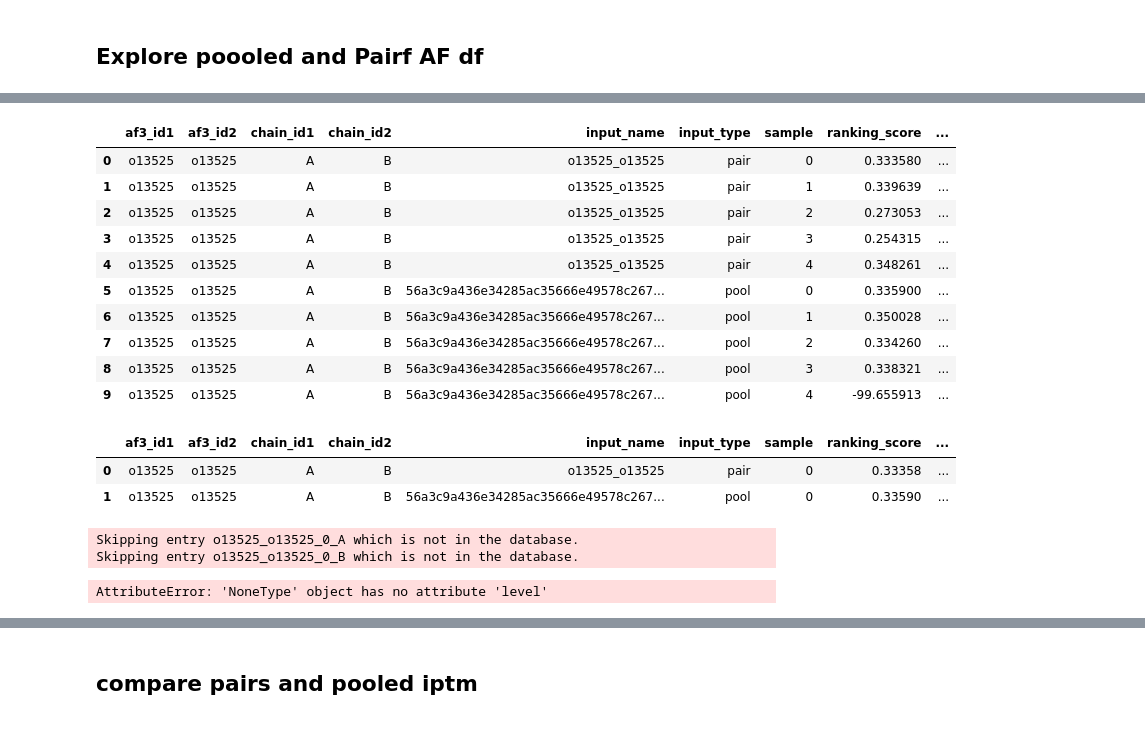
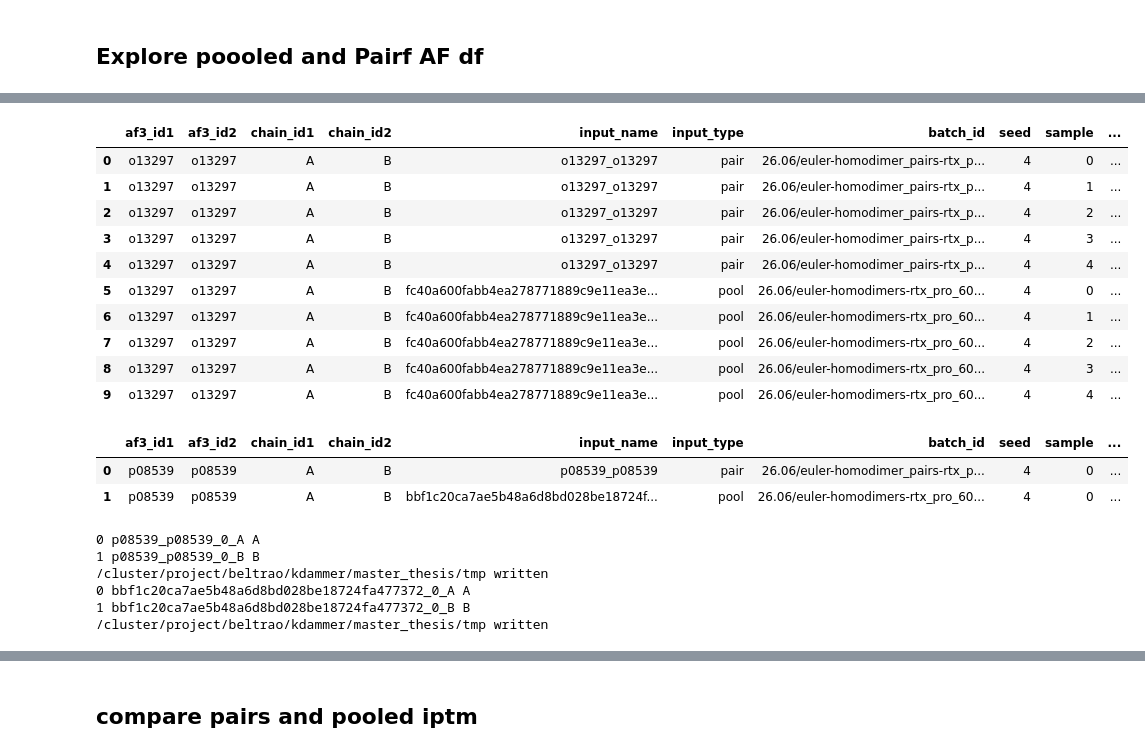
Before and after one commit to Kim-Dammer/master_thesis, a Jupyter notebook: notebooks/08_homomultimers.ipynb, the cells around one changed output, grey strips where cells are left out. Drawn from its saved outputs; the diff is of its cells as text; code cells hidden in the pictures.

Commit message:
Get PAE scores for all pairs

```diff
--- a/notebooks/08_homomultimers.ipynb
+++ b/notebooks/08_homomultimers.ipynb
@@ -17,34 +17,38 @@ yeast_pools.py:22 Using data from: /cluster/work/beltrao/jjaenes/25.12_pooled-pp
 /cluster/work/beltrao/jjaenes/25.12_pooled-ppi-yeast/data-26.07/resources/.cached_path
 # %%
-af3_id = 'o13525'
+af3_id = 'o13297'
 yp.get_models(filters=[('af3_id1', '==', af3_id), ('af3_id2', '==', af3_id)])
 # %% [output]
-|  | af3_id1 | af3_id2 | chain_id1 | chain_id2 | input_name | input_type | sample | ranking_score | ... |
-| 0 | o13525 | o13525 | A | B | o13525_o13525 | pair | 0 | 0.333580 | ... |
-| 1 | o13525 | o13525 | A | B | o13525_o13525 | pair | 1 | 0.339639 | ... |
-| 2 | o13525 | o13525 | A | B | o13525_o13525 | pair | 2 | 0.273053 | ... |
-| 3 | o13525 | o13525 | A | B | o13525_o13525 | pair | 3 | 0.254315 | ... |
-| 4 | o13525 | o13525 | A | B | o13525_o13525 | pair | 4 | 0.348261 | ... |
-| 5 | o13525 | o13525 | A | B | 56a3c9a436e34285ac35666e49578c267... | pool | 0 | 0.335900 | ... |
-| 6 | o13525 | o13525 | A | B | 56a3c9a436e34285ac35666e49578c267... | pool | 1 | 0.350028 | ... |
-| 7 | o13525 | o13525 | A | B | 56a3c9a436e34285ac35666e49578c267... | pool | 2 | 0.334260 | ... |
-| 8 | o13525 | o13525 | A | B | 56a3c9a436e34285ac35666e49578c267... | pool | 3 | 0.338321 | ... |
-| 9 | o13525 | o13525 | A | B | 56a3c9a436e34285ac35666e49578c267... | pool | 4 | -99.655913 | ... |
+|  | af3_id1 | af3_id2 | chain_id1 | chain_id2 | input_name | input_type | batch_id | seed | sample | ... |
+| 0 | o13297 | o13297 | A | B | o13297_o13297 | pair | 26.06/euler-homodimer_pairs-rtx_p... | 4 | 0 | ... |
+| 1 | o13297 | o13297 | A | B | o13297_o13297 | pair | 26.06/euler-homodimer_pairs-rtx_p... | 4 | 1 | ... |
+| 2 | o13297 | o13297 | A | B | o13297_o13297 | pair | 26.06/euler-homodimer_pairs-rtx_p... | 4 | 2 | ... |
+| 3 | o13297 | o13297 | A | B | o13297_o13297 | pair | 26.06/euler-homodimer_pairs-rtx_p... | 4 | 3 | ... |
+| 4 | o13297 | o13297 | A | B | o13297_o13297 | pair | 26.06/euler-homodimer_pairs-rtx_p... | 4 | 4 | ... |
+| 5 | o13297 | o13297 | A | B | fc40a600fabb4ea278771889c9e11ea3e... | pool | 26.06/euler-homodimers-rtx_pro_60... | 4 | 0 | ... |
+| 6 | o13297 | o13297 | A | B | fc40a600fabb4ea278771889c9e11ea3e... | pool | 26.06/euler-homodimers-rtx_pro_60... | 4 | 1 | ... |
+| 7 | o13297 | o13297 | A | B | fc40a600fabb4ea278771889c9e11ea3e... | pool | 26.06/euler-homodimers-rtx_pro_60... | 4 | 2 | ... |
+| 8 | o13297 | o13297 | A | B | fc40a600fabb4ea278771889c9e11ea3e... | pool | 26.06/euler-homodimers-rtx_pro_60... | 4 | 3 | ... |
+| 9 | o13297 | o13297 | A | B | fc40a600fabb4ea278771889c9e11ea3e... | pool | 26.06/euler-homodimers-rtx_pro_60... | 4 | 4 | ... |
 # %%
 # extract first model (sample==0) from pair and pool
 models = yp.get_models(filters=[('af3_id1', '==', af3_id), ('af3_id2', '==', af3_id), ('sample', '==', 0)])
 models
 # %% [output]
-|  | af3_id1 | af3_id2 | chain_id1 | chain_id2 | input_name | input_type | sample | ranking_score | ... |
-| 0 | o13525 | o13525 | A | B | o13525_o13525 | pair | 0 | 0.33358 | ... |
-| 1 | o13525 | o13525 | A | B | 56a3c9a436e34285ac35666e49578c267... | pool | 0 | 0.33590 | ... |
+|  | af3_id1 | af3_id2 | chain_id1 | chain_id2 | input_name | input_type | batch_id | seed | sample | ... |
+| 0 | p08539 | p08539 | A | B | p08539_p08539 | pair | 26.06/euler-homodimer_pairs-rtx_p... | 4 | 0 | ... |
+| 1 | p08539 | p08539 | A | B | bbf1c20ca7ae5b48a6d8bd028be18724f... | pool | 26.06/euler-homodimers-rtx_pro_60... | 4 | 0 | ... |
 # %%
+
 out_path = PRJ_ROOT/ "tmp"
 for i, row in models.iterrows():
     path = f'{row.af3_id1}_{row.af3_id2}_{row.input_type}_{row["sample"]}.pdb'
     yp.save_predictions_db([row.db_id1, row.db_id2], path)
     print( out_path, 'written')
 # %% [output]
-Skipping entry o13525_o13525_0_A which is not in the database.
-Skipping entry o13525_o13525_0_B which is not in the database.
+0 p08539_p08539_0_A A
+1 p08539_p08539_0_B B
+/cluster/project/beltrao/kdammer/master_thesis/tmp written
+0 bbf1c20ca7ae5b48a6d8bd028be18724fa477372_0_A A
+1 bbf1c20ca7ae5b48a6d8bd028be18724fa477372_0_B B
+/cluster/project/beltrao/kdammer/master_thesis/tmp written
-AttributeError: 'NoneType' object has no attribute 'level'
```
Also changed, not shown: parts of 19 cells of this notebook, 16 other files.
